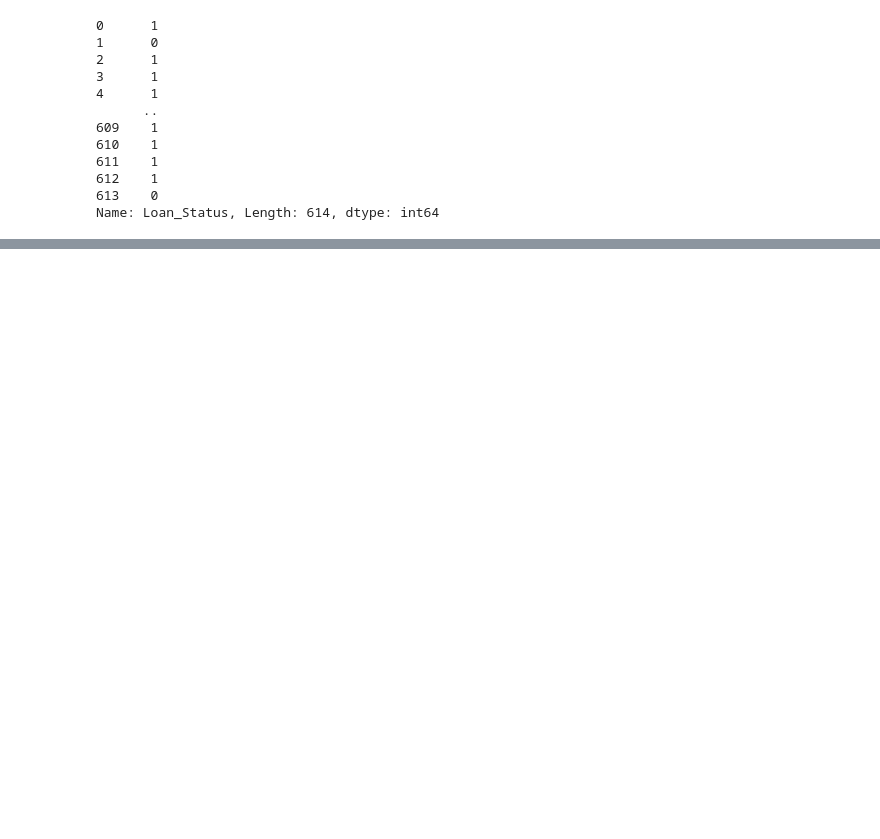
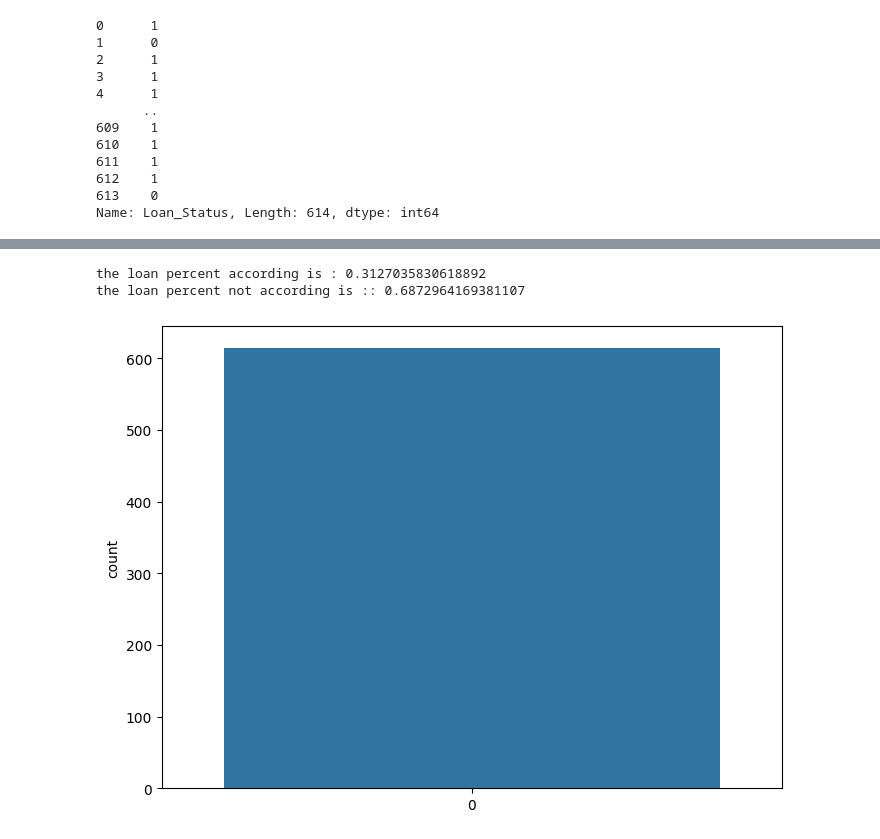
Before and after one commit to koutamMoulaye/DataScienceProject-bank-loans--Pandas-Numpy-matplotlib-seaborn-Flask, a Jupyter notebook: dataScience2/credit_model.ipynb, the cells around one changed output, grey strips where cells are left out. Saved outputs shown, nothing was run; the diff lists cells and outputs as text; code cells hidden in the pictures; blank space fills up the shorter version.

```diff
--- a/dataScience2/credit_model.ipynb
+++ b/dataScience2/credit_model.ipynb
@@ -370,8 +373,10 @@ df
 | 613 | LP002990 | Female | No | 0 | Graduate | Yes | 4583 | 0.0 | ... |
 614 rows × 13 columns
 # %%
-target1 = { 'Y':1,'N':0}
-target = df["Loan_Status"].map(target1)
+target_value={1:1,0:0}
+target=cat_data['Loan_Status']
+cat_data.drop('Loan_Status',axis=1,inplace=True)
+target=target.map(target_value)
 target
 # %% [output]
 0      1
@@ -419,0 +496,11 @@ Name: Loan_Status, Length: 614, dtype: int64
+# %%
+plt.figure(figsize=(8,6))
+sns.countplot(target)
+yes=target.value_counts()[0]/len(target)
+no=target.value_counts()[1]/len(target)
+print(f'the loan percent according is : {yes}')
+print(f'the loan percent not according is :: {no}')
+# %% [output]
+the loan percent according is : 0.3127035830618892
+the loan percent not according is :: 0.6872964169381107
+[figure, added]
```
Also changed, not shown: parts of 32 cells of this notebook, 1 other file.
